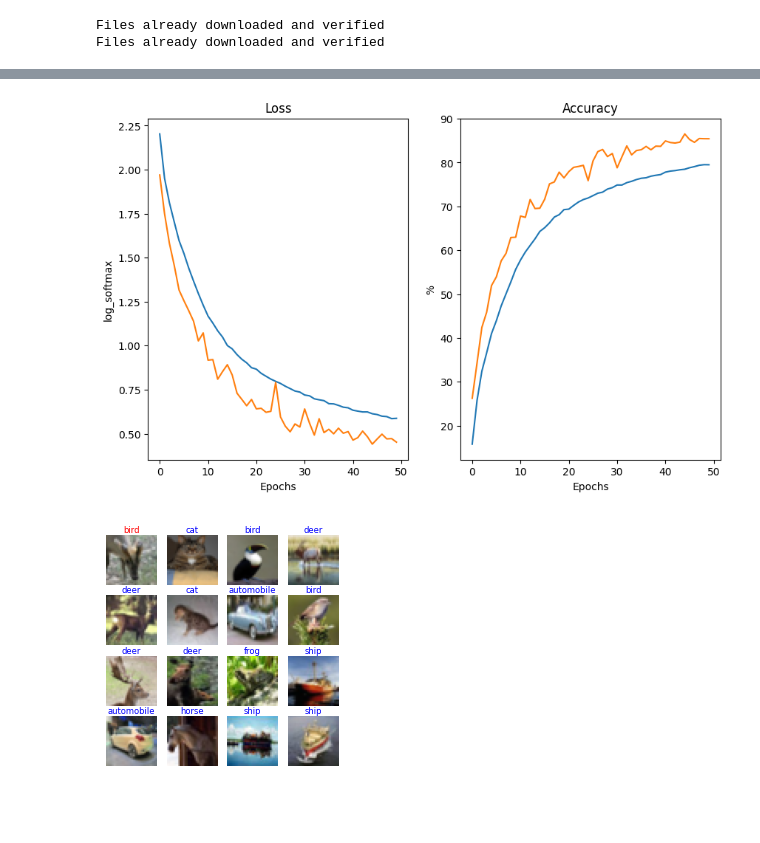
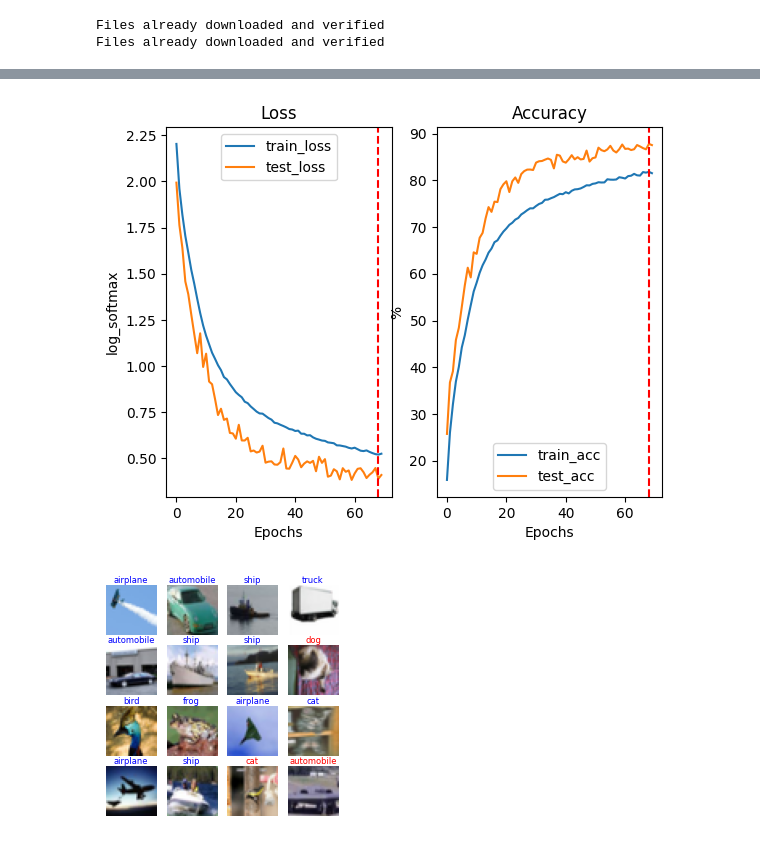
Before and after one commit to ekingit/deep_learning_pytorch, a Jupyter notebook: CNN_CIFAR10.ipynb, the cells around one changed output, grey strips where cells are left out. Drawn from its saved outputs; the diff is of its cells as text; code cells hidden in the pictures; blank space fills up the shorter version.

```diff
--- a/CNN_CIFAR10.ipynb
+++ b/CNN_CIFAR10.ipynb
@@ -171,24 +176,28 @@ if device == 'cuda': torch.backends.cudnn.benchmark = True # additional speed up
 model = CNN()
 optimizer = torch.optim.SGD(model.parameters(), lr=0.01, momentum=0.9,
 weight_decay=5e-5)
-criterion = nn.CrossEntropyLoss()
-
 
 scheduler = torch.optim.lr_scheduler.CosineAnnealingLR(optimizer, T_max=200)
-model = model.to(device)
 # %%
 # run()
 a = time.time()
-trainloss = []
-testloss = []
-trainacc = []
-testacc = []
-epochs = 50
+trainloss, testloss, trainacc, testacc = [], [], [], []
+epochs = 70
+best_acc = 0
 for epoch in range(0, epochs):
-    train(model, dl_train, optimizer, epoch+1, log_interval=100, device=device)
-    test(model, dl_test, device=device)
+    train_loss, train_acc = train(model, dl_train, optimizer, epoch+1, device=device)
+    trainloss.append(train_loss)
+    trainacc.append(train_acc)
+    test_loss, test_acc = test(model, dl_test, device=device)
+    testloss.append(test_loss)
+    testacc.append(test_acc)
+    if test_acc > best_acc:
+        best_acc = test_acc
+        best_train_acc = train_acc
+        best_epoch = epoch
+        #torch.save(best_model.state_dict(), '.../best_model.pth')
     scheduler.step()
-
 b = time.time()
-print('\nTraining took ' + str(np.round(b - a, 2)) + ' seconds.\n\n')
+print(f'Training took {round(b - a, 0)} seconds.')
+print(f'Best test accuracy: {best_acc}, with corresponding training accuracy: {best_train_acc}, achieved at epoch: {best_epoch}, using T4-GPU')
 # %% [output]
@@ -212,42 +221,42 @@ Training took 2290.67 seconds.
 # %%
-x = 'Epochs'
-
 plt.subplot(1,2,1)
 plt.plot(trainloss, label='train_loss')
-plt.plot(testloss, label='val_loss')
+plt.plot(testloss, label='test_loss')
 plt.title('Loss')
 plt.ylabel('log_softmax')
-plt.xlabel(x)
+plt.xlabel('Epochs')
+plt.axvline(x=best_epoch, color='r', linestyle='--')
+plt.legend()
 
 plt.subplot(1, 2, 2)
 plt.plot(trainacc, label='train_acc')
-plt.plot(testacc,label='val_acc')
+plt.plot(testacc,label='test_acc')
 plt.title('Accuracy')
 plt.ylabel('%')
-plt.xlabel(x)
+plt.xlabel('Epochs')
 plt.rcParams["figure.figsize"] = (15,6)
+plt.axvline(x=best_epoch, color='r', linestyle='--')
+plt.legend()
 plt.show()
 # %% [output]
-[figure, old version]
+[figure, new version]
 # %%
-#looking at the predictions
+#looking at the predictions: red indicates incorrect predictions, while blue represents correct ones.
 labels = {0:"airplane",1:"automobile",2:"bird",3:"cat",4:"deer",5:"dog",6:"frog",7:"horse",8:"ship",9:"truck"}
 rand = torch.randint(10000,(16,1))
 fig, ax = plt.subplots(4,4,figsize=(3,3))
 for i, c_ax in enumerate(ax.flatten()):
     ex_num = rand[i].item()
-    var1 = ds_test_v2[ex_num][0].reshape(1,3,32,32)
-    var1 = var1.to(device)
-    var2 = (ds_test[ex_num][0])
-    im = (ds_test_v2[ex_num][1])
-    pred = model(var1)
-    pred = pred.argmax(dim=1, keepdim=True)
-    lab = pred.item()
-    if ds_test_v2[rand[i].item()][1]==pred:
-        c_ax.set_title((labels[lab]),fontsize=6,color='blue', y=0.88)
+    var1 = ds_test_v2[ex_num][0].reshape(1,3,32,32).to(device) #augmented images
+    var2 = (ds_test[ex_num][0]) #original images
+    im = (ds_test_v2[ex_num][1]) #correct labels
+    pred = model(var1) #probabilistic predictions
+    pred_label = pred.argmax(dim=1, keepdim=True).item() #prediction
+    if ds_test_v2[ex_num][1] == pred_label:
+        c_ax.set_title((labels[pred_label]), fontsize=6,color='blue', y=0.88)
     else:
-        c_ax.set_title(labels[lab],fontsize=6,color='red', y=0.88)
+        c_ax.set_title(labels[pred_label],fontsize=6,color='red', y=0.88)
     c_ax.imshow(var2)
     c_ax.axis('off')
 # %% [output]
-[figure, old version]
+[figure, new version]
```
Also changed, not shown: parts of 16 cells of this notebook.
